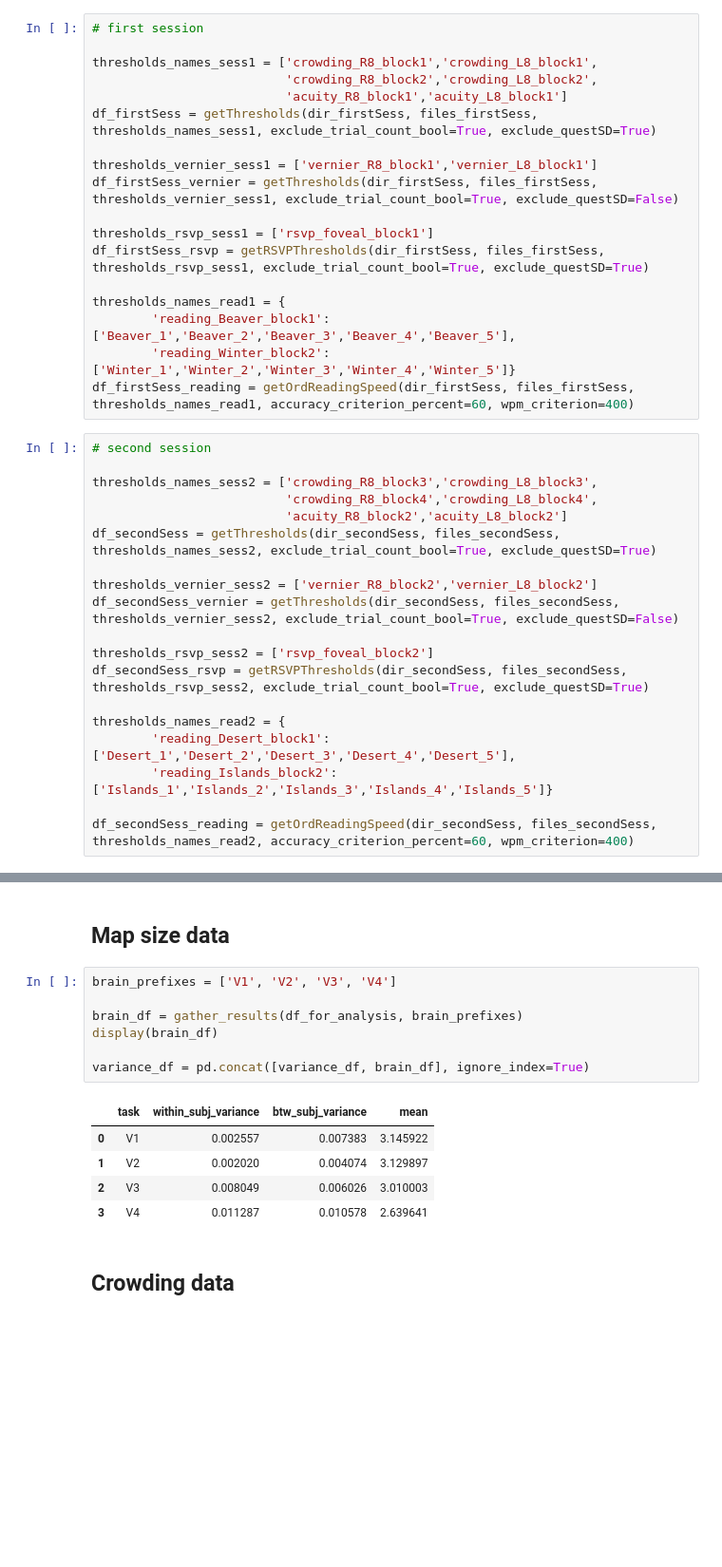
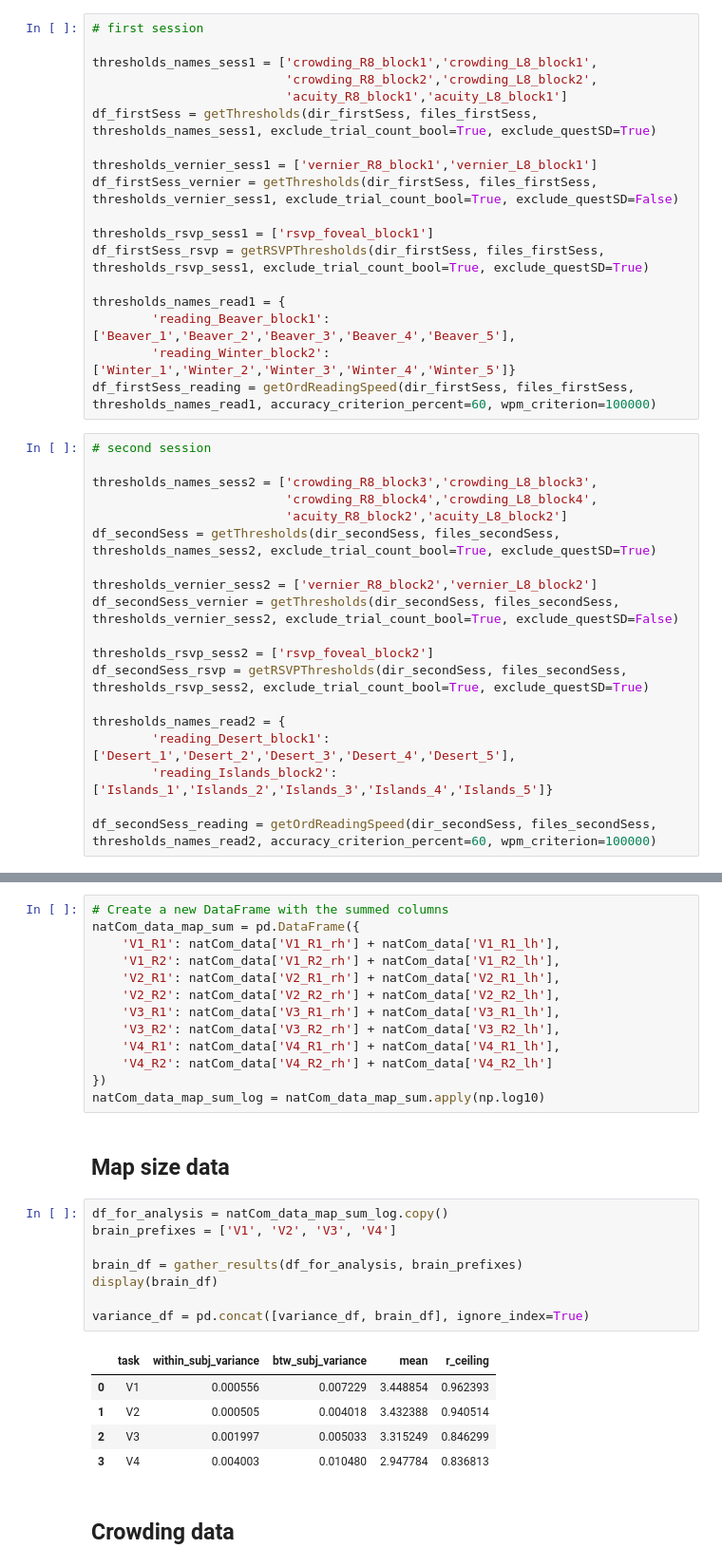
Before and after one commit to fh986/crowding-individual-difference, a Jupyter notebook: compute_var.ipynb, the cells around one changed output, grey strips where cells are left out. Shown at 95% size. Saved outputs shown, nothing was run; the diff lists cells and outputs as text; blank space fills up the shorter version.

Commit message:
fixed brain data and added calculations for R ceiling

```diff
--- a/compute_var.ipynb
+++ b/compute_var.ipynb
@@ -270,7 +354,7 @@ df_firstSess_rsvp = getRSVPThresholds(dir_firstSess, files_firstSess, thresholds
 thresholds_names_read1 = {
         'reading_Beaver_block1': ['Beaver_1','Beaver_2','Beaver_3','Beaver_4','Beaver_5'],
         'reading_Winter_block2': ['Winter_1','Winter_2','Winter_3','Winter_4','Winter_5']}
-df_firstSess_reading = getOrdReadingSpeed(dir_firstSess, files_firstSess, thresholds_names_read1, accuracy_criterion_percent=60, wpm_criterion=400)
+df_firstSess_reading = getOrdReadingSpeed(dir_firstSess, files_firstSess, thresholds_names_read1, accuracy_criterion_percent=60, wpm_criterion=100000)
 # %%
 # second session
 
@@ -289,7 +373,7 @@ thresholds_names_read2 = {
         'reading_Desert_block1': ['Desert_1','Desert_2','Desert_3','Desert_4','Desert_5'],
         'reading_Islands_block2': ['Islands_1','Islands_2','Islands_3','Islands_4','Islands_5']}
 
-df_secondSess_reading = getOrdReadingSpeed(dir_secondSess, files_secondSess, thresholds_names_read2, accuracy_criterion_percent=60, wpm_criterion=400)
+df_secondSess_reading = getOrdReadingSpeed(dir_secondSess, files_secondSess, thresholds_names_read2, accuracy_criterion_percent=60, wpm_criterion=100000)
 # %%
 # merge data frames
 df_first_merge = pd.merge(df_firstSess, df_firstSess_vernier, on="prolificID", how="inner")
@@ -544,17 +607,31 @@ df_for_analysis = natCom_data_log.copy()
+# %%
+# Create a new DataFrame with the summed columns
+natCom_data_map_sum = pd.DataFrame({
+    'V1_R1': natCom_data['V1_R1_rh'] + natCom_data['V1_R1_lh'],
+    'V1_R2': natCom_data['V1_R2_rh'] + natCom_data['V1_R2_lh'],
+    'V2_R1': natCom_data['V2_R1_rh'] + natCom_data['V2_R1_lh'],
+    'V2_R2': natCom_data['V2_R2_rh'] + natCom_data['V2_R2_lh'],
+    'V3_R1': natCom_data['V3_R1_rh'] + natCom_data['V3_R1_lh'],
+    'V3_R2': natCom_data['V3_R2_rh'] + natCom_data['V3_R2_lh'],
+    'V4_R1': natCom_data['V4_R1_rh'] + natCom_data['V4_R1_lh'],
+    'V4_R2': natCom_data['V4_R2_rh'] + natCom_data['V4_R2_lh']
+})
+natCom_data_map_sum_log = natCom_data_map_sum.apply(np.log10)
 # %% [markdown]
 ## Map size data
 # %%
+df_for_analysis = natCom_data_map_sum_log.copy()
 brain_prefixes = ['V1', 'V2', 'V3', 'V4']
 
 brain_df = gather_results(df_for_analysis, brain_prefixes)
 display(brain_df)
 
 variance_df = pd.concat([variance_df, brain_df], ignore_index=True)
 # %% [output]
-|  | task | within_subj_variance | btw_subj_variance | mean |
-| 0 | V1 | 0.002557 | 0.007383 | 3.145922 |
-| 1 | V2 | 0.002020 | 0.004074 | 3.129897 |
-| 2 | V3 | 0.008049 | 0.006026 | 3.010003 |
-| 3 | V4 | 0.011287 | 0.010578 | 2.639641 |
+|  | task | within_subj_variance | btw_subj_variance | mean | r_ceiling |
+| 0 | V1 | 0.000556 | 0.007229 | 3.448854 | 0.962393 |
+| 1 | V2 | 0.000505 | 0.004018 | 3.432388 | 0.940514 |
+| 2 | V3 | 0.001997 | 0.005033 | 3.315249 | 0.846299 |
+| 3 | V4 | 0.004003 | 0.010480 | 2.947784 | 0.836813 |
 # %% [markdown]
 ## Crowding data
```
Also changed, not shown: parts of 10 cells of this notebook.
